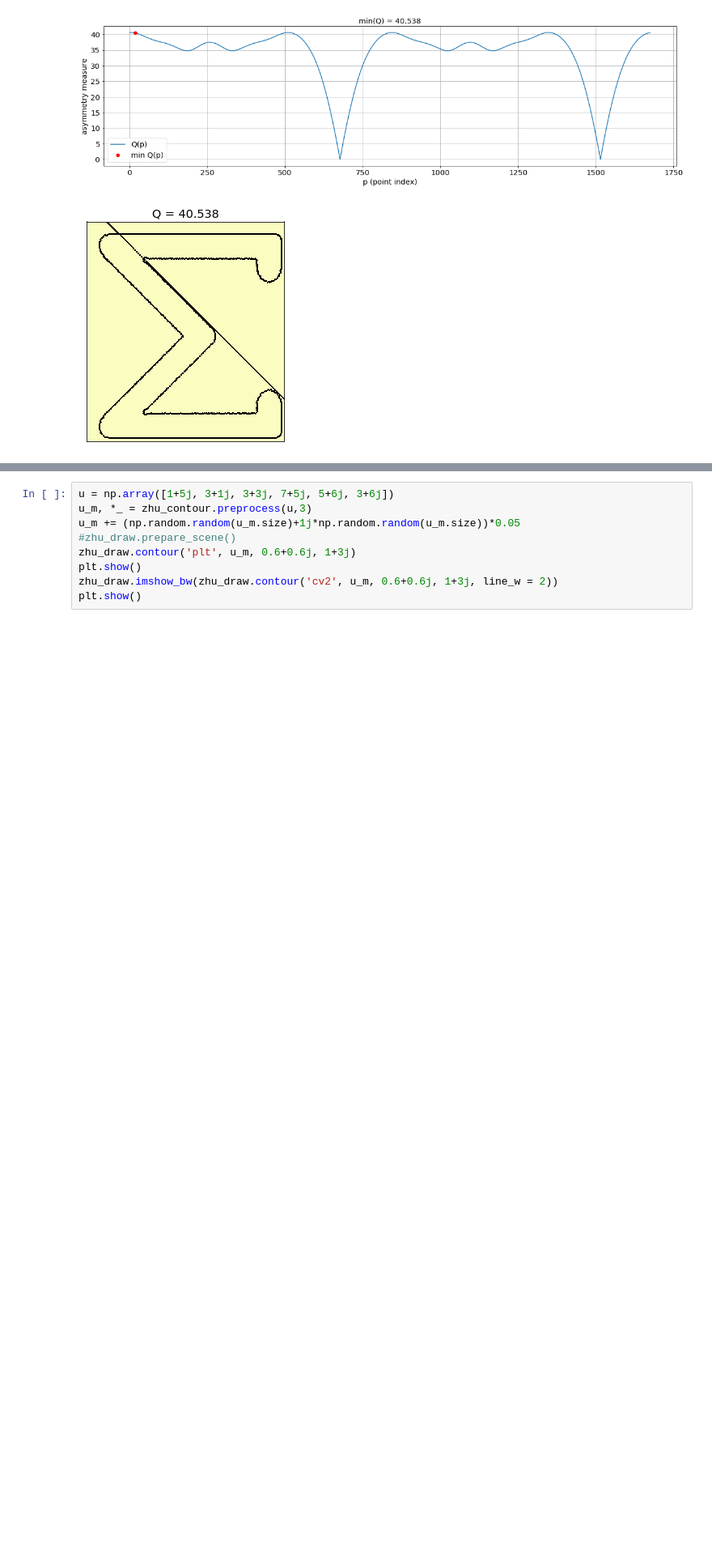
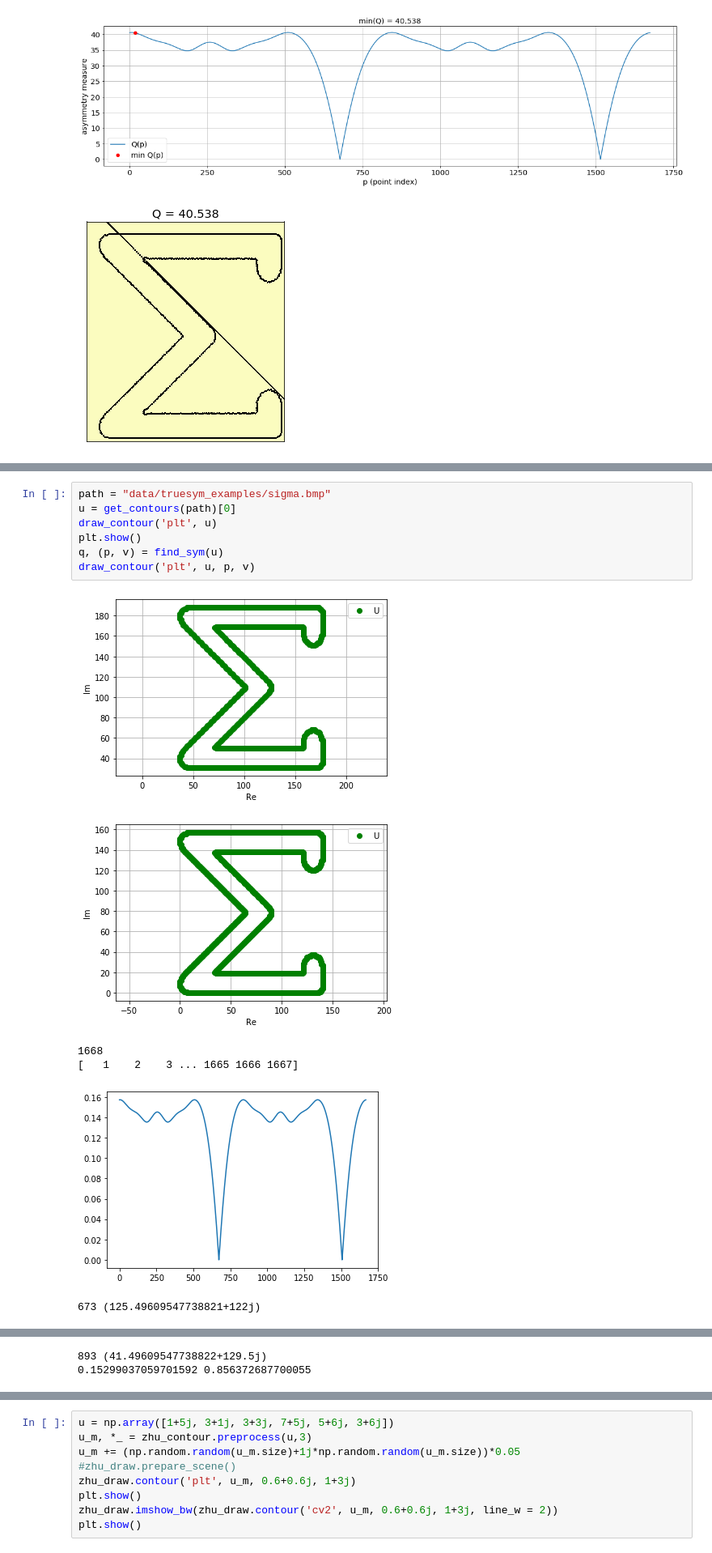
Before and after one commit to 1alexandra/mirror-symmetry, a Jupyter notebook: sym.ipynb, the cells around one changed output, grey strips where cells are left out. Shown at 81% size. Saved outputs shown, nothing was run; the diff lists cells and outputs as text; blank space fills up the shorter version.

```diff
--- a/sym.ipynb
+++ b/sym.ipynb
@@ -44,0 +42,14 @@ imp.reload(zhu_symmetry)
+# %%
+path = "data/truesym_examples/sigma.bmp"
+u = get_contours(path)[0]
+draw_contour('plt', u)
+plt.show()
+q, (p, v) = find_sym(u)
+draw_contour('plt', u, p, v)
+# %% [output]
+[figure, added]
+[figure, added]
+1668
+[   1    2    3 ... 1665 1666 1667]
+[figure, added]
+673 (125.49609547738821+122j)
@@ -44,0 +58,2 @@ imp.reload(zhu_symmetry)
+893 (41.49609547738822+129.5j)
+0.15299037059701592 0.856372687700055
```
Also changed, not shown: parts of 8 cells of this notebook, 4 other files.
